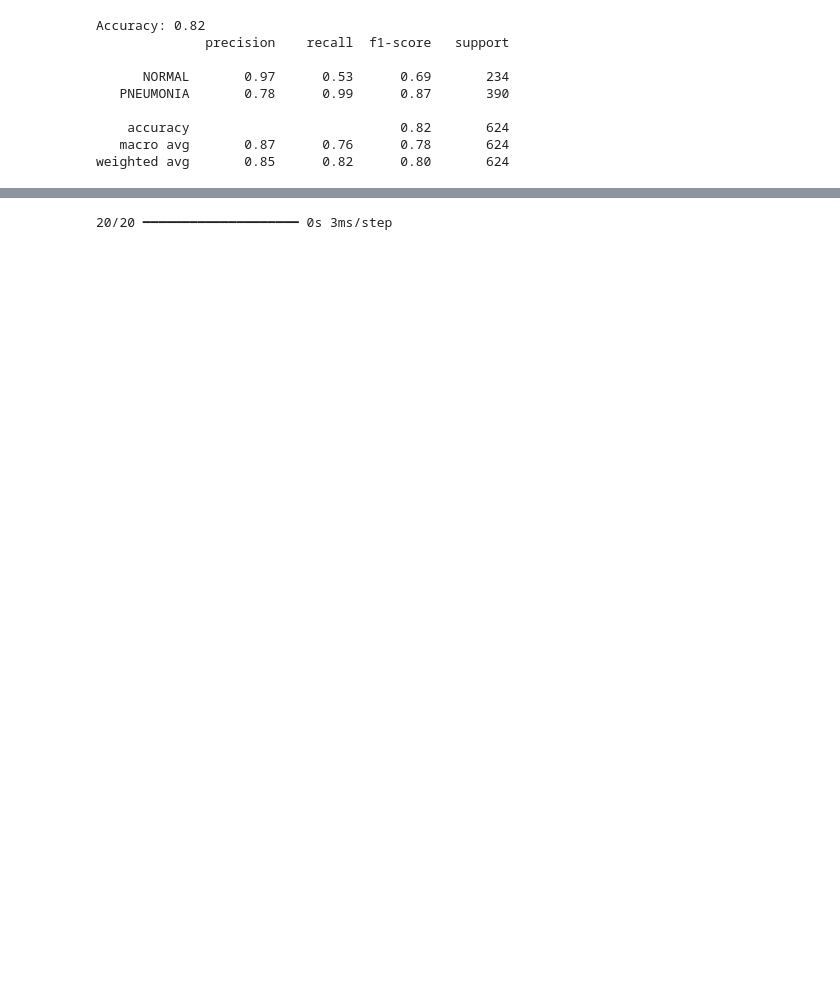
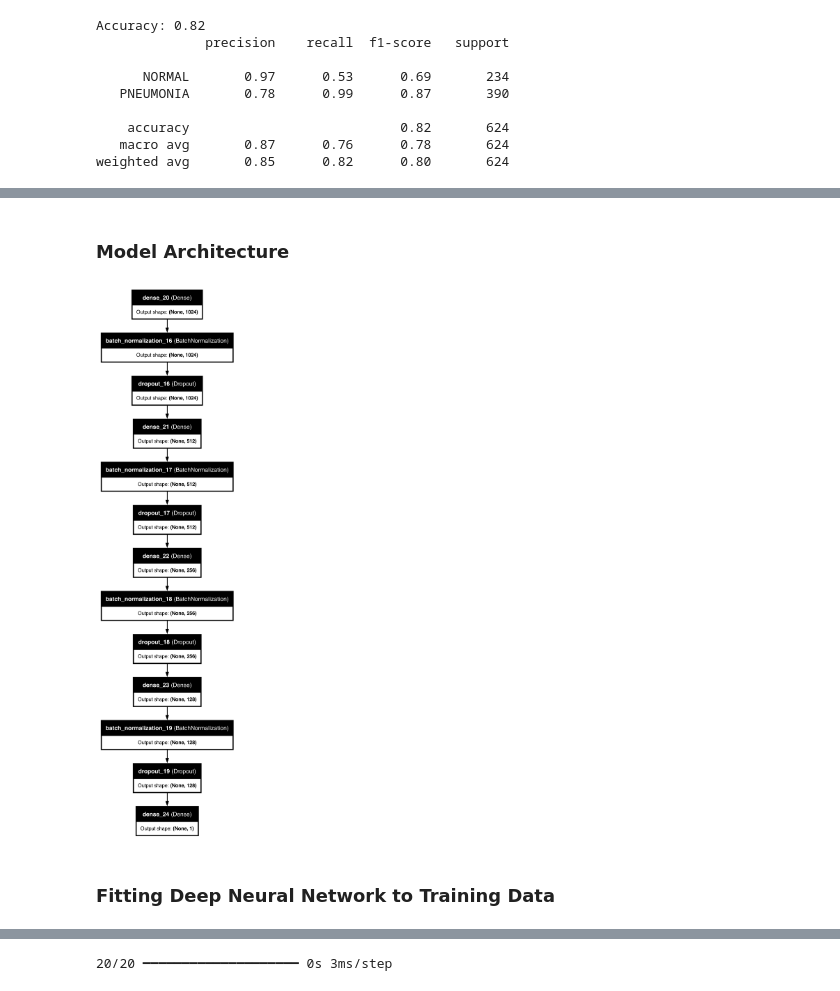
Before and after one commit to AkashWudali12/Pneumonia-Detection-System, a Jupyter notebook: Pneumonia_Dection_Model.ipynb, the cells around one changed output, grey strips where cells are left out. Cells and saved outputs as stored; diff of their text form; code cells hidden in the pictures; blank space fills up the shorter version.

```diff
--- a/Pneumonia_Dection_Model.ipynb
+++ b/Pneumonia_Dection_Model.ipynb
@@ -182 +290,20 @@ Model created successfully for 1D input data.
+# %% [markdown]
+### Model Architecture
+# %%
+from keras.utils import plot_model
+from PIL import Image
+
+plot_model(deep_model, to_file='model_plot.png', show_shapes=True, show_layer_names=True)
+
+image = Image.open('model_plot.png')
+image = np.array(image)
+
+plt.figure(figsize=(5, 30))
+plt.imshow(image)
+plt.axis('off')
+plt.show()
+# %% [output]
+[figure, added]
+# %% [markdown]
+### Fitting Deep Neural Network to Training Data
 # %%
```
Also changed, not shown: parts of 27 cells of this notebook.
